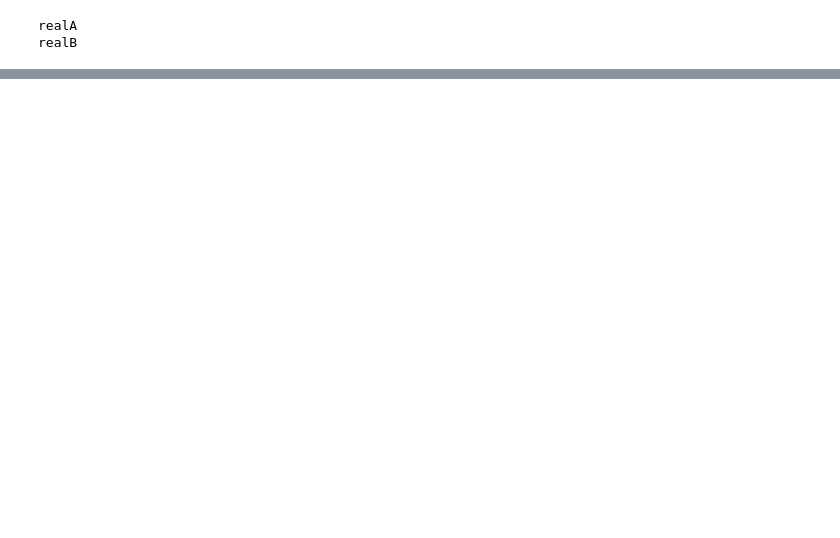
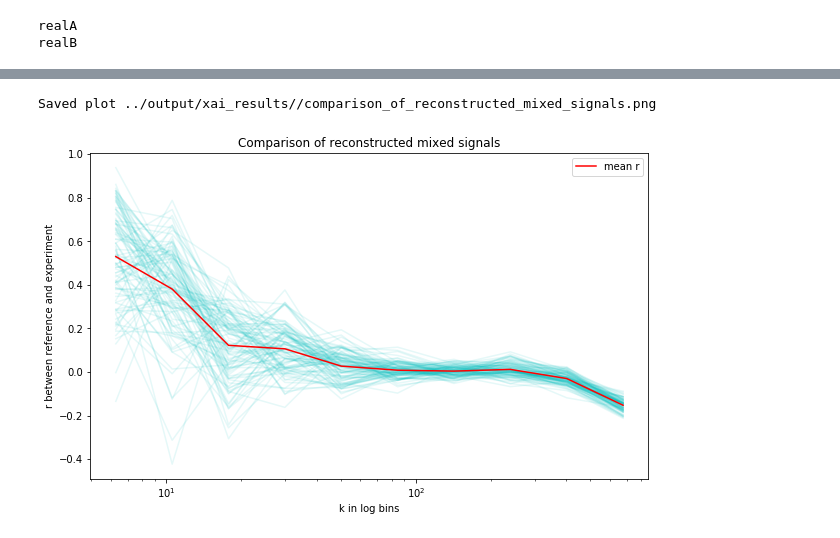
Before and after one commit to knmoriwaki/IM2IM, a Jupyter notebook: explain/my_xai_power_spectrum_development.ipynb, the cells around one changed output, grey strips where cells are left out. Drawn from its saved outputs; the diff is of its cells as text; code cells hidden in the pictures; blank space fills up the shorter version.

```diff
--- a/explain/my_xai_power_spectrum_development.ipynb
+++ b/explain/my_xai_power_spectrum_development.ipynb
@@ -96,5 +94,9 @@ plot_power_spectra(P1, P2)
 # %%
 nbins=10
-r_mix_list, r_ha_list, r_oiii_list = compare_exp_testset(ref_dir, exp1_dir, nbins=nbins, log_bins=True)
+r_mix_list, r_ha_list, r_oiii_list = compare_exp_testset(base_output_dir, names[0], names[1],
+                                                         nrun=100, nindex=1, nbins=nbins, log_bins=True)
 plot_all_r_vs_k(r_mix_list, results_dir, title="Comparison of reconstructed mixed signals")
+# %% [output]
+Saved plot ../output/xai_results//comparison_of_reconstructed_mixed_signals.png
+[figure, added]
 # %%
```
Also changed, not shown: parts of 13 cells of this notebook, 1 other file.
